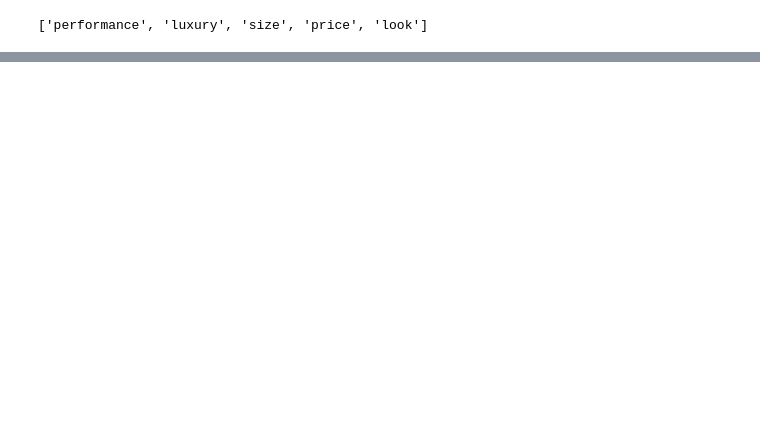
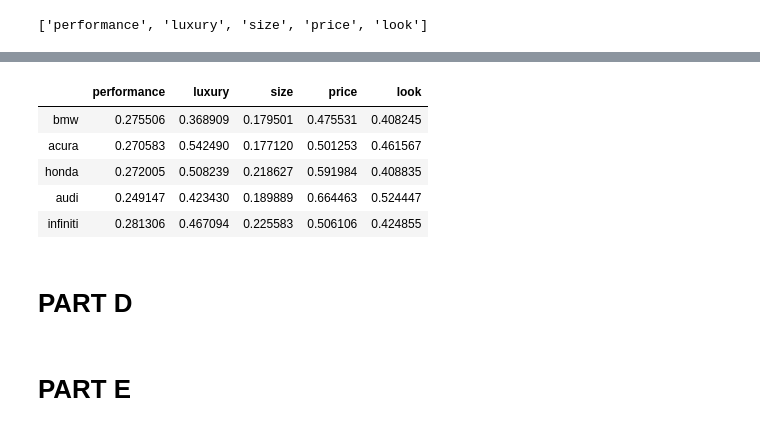
Before and after one commit to datajake-hill/text_hw1, a Jupyter notebook: HW1_Analysis.ipynb, the cells around one changed output, grey strips where cells are left out. Cells and saved outputs as stored; diff of their text form; code cells hidden in the pictures; blank space fills up the shorter version.

```diff
--- a/HW1_Analysis.ipynb
+++ b/HW1_Analysis.ipynb
@@ -376,0 +443,18 @@ top_5_attr_num
+# %%
+#ONLY RUN ONCE
+df_lifts_br_attr_chopped = df_lifts_br_attr
+df_lifts_br_attr_chopped.drop(columns=['bmw','acura','honda','audi','infiniti'], inplace=True)
+# %%
+df_lifts_br_attr_chopped = df_lifts_br_attr_chopped[:5]
+df_lifts_br_attr_chopped
+# %% [output]
+|  | performance | luxury | size | price | look |
+| bmw | 0.275506 | 0.368909 | 0.179501 | 0.475531 | 0.408245 |
+| acura | 0.270583 | 0.542490 | 0.177120 | 0.501253 | 0.461567 |
+| honda | 0.272005 | 0.508239 | 0.218627 | 0.591984 | 0.408835 |
+| audi | 0.249147 | 0.423430 | 0.189889 | 0.664463 | 0.524447 |
+| infiniti | 0.281306 | 0.467094 | 0.225583 | 0.506106 | 0.424855 |
+# %% [markdown]
+# PART D
+# %% [markdown]
+# PART E
```
Also changed, not shown: parts of 15 cells of this notebook.
